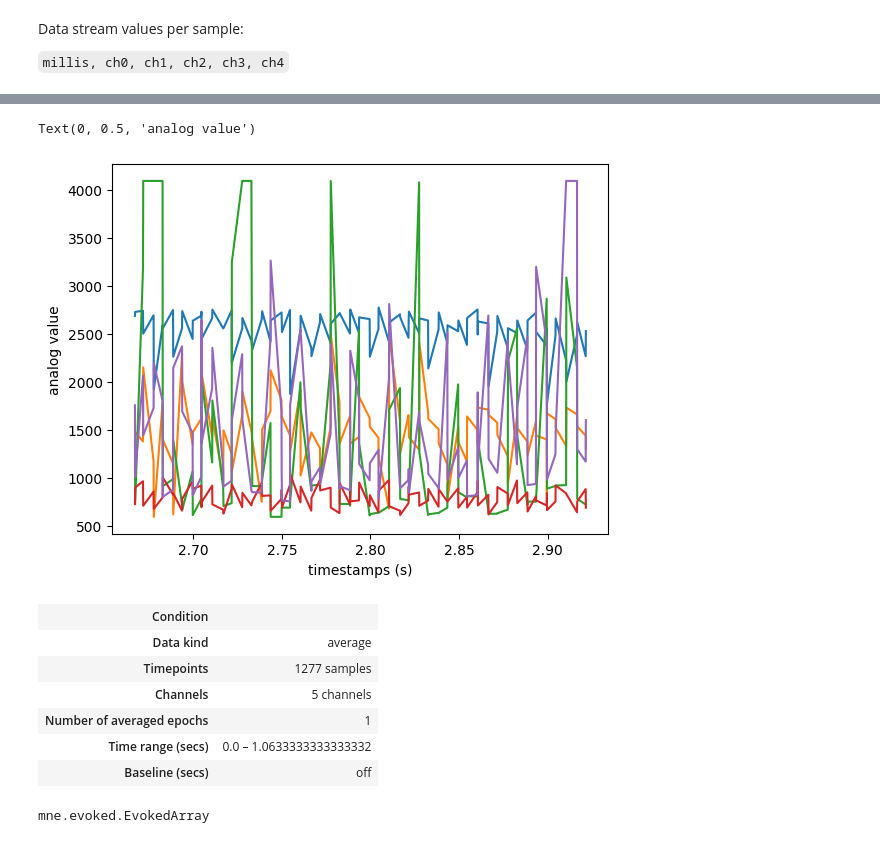
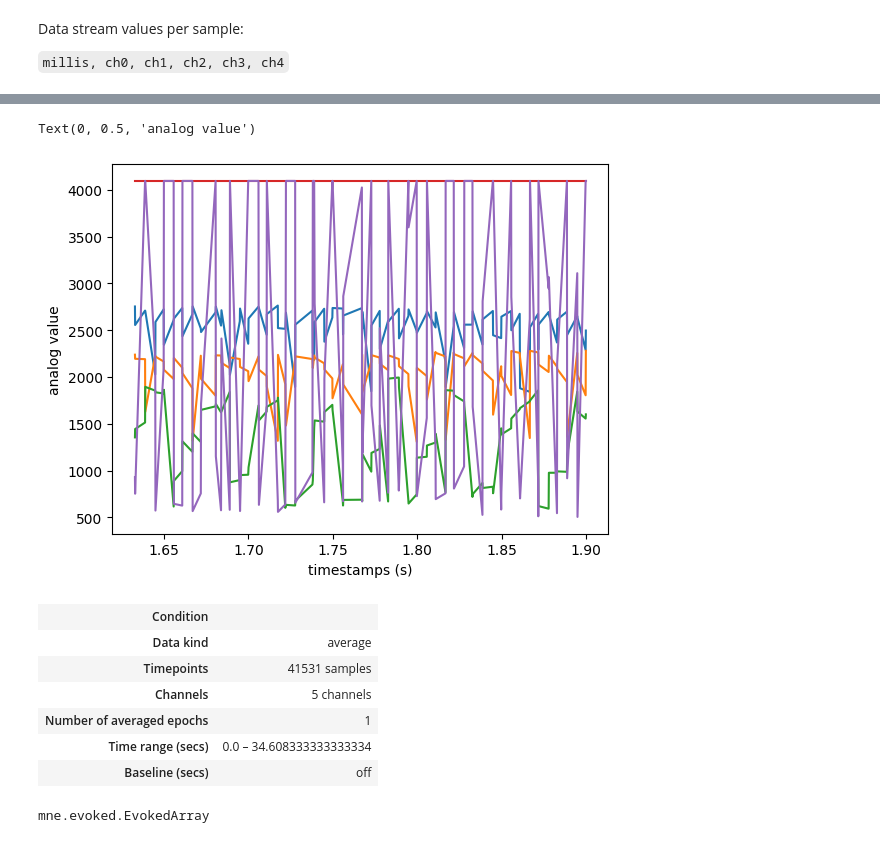
Before and after one commit to neurotech-berkeley/neurowrist-emg-gesture-detection, a Jupyter notebook: analyse_emg.ipynb, the cells around one changed output, grey strips where cells are left out. Saved outputs shown, nothing was run; the diff lists cells and outputs as text; code cells hidden in the pictures.

Commit message:
updated analyse_emg, created turn_data_json_to_csv

```diff
--- a/analyse_emg.ipynb
+++ b/analyse_emg.ipynb
@@ -49,3 +53,7 @@ max(np.diff(esp_timestamps)), min(np.diff(esp_timestamps))
+# %%
+# data cleaning
+esp_timestamps = esp_timestamps[1:-2]
+channel_data = channel_data[1:-2]
 # %%
 np.average(np.diff(esp_timestamps))
 # %% [output]
@@ -53,12 +67,12 @@ np.average(np.diff(esp_timestamps))
 # %%
-window_start = 1000
-window_end = 1100
+window_start = 600
+window_end = 700
 for channel_no in range(channel_data.shape[1]):
     plt.plot(timestamps[window_start:window_end], channel_data[window_start:window_end, channel_no])
 
 plt.xlabel("timestamps (s)")
 plt.ylabel("analog value")
 # %% [output]
 Text(0, 0.5, 'analog value')
-[figure, old version]
+[figure, new version]
 # %%
@@ -75,10 +89,10 @@ data_stream_EvokArr
 # %% [output]
 | Condition |  |
 | Data kind | average |
-| Timepoints | 1277 samples |
+| Timepoints | 41531 samples |
 | Channels | 5 channels |
 | Number of averaged epochs | 1 |
-| Time range (secs) | 0.0 – 1.0633333333333332 |
+| Time range (secs) | 0.0 – 34.608333333333334 |
 | Baseline (secs) | off |
 # %%
 type(data_stream_EvokArr)
```
Also changed, not shown: parts of 11 cells of this notebook, 3 other files.
